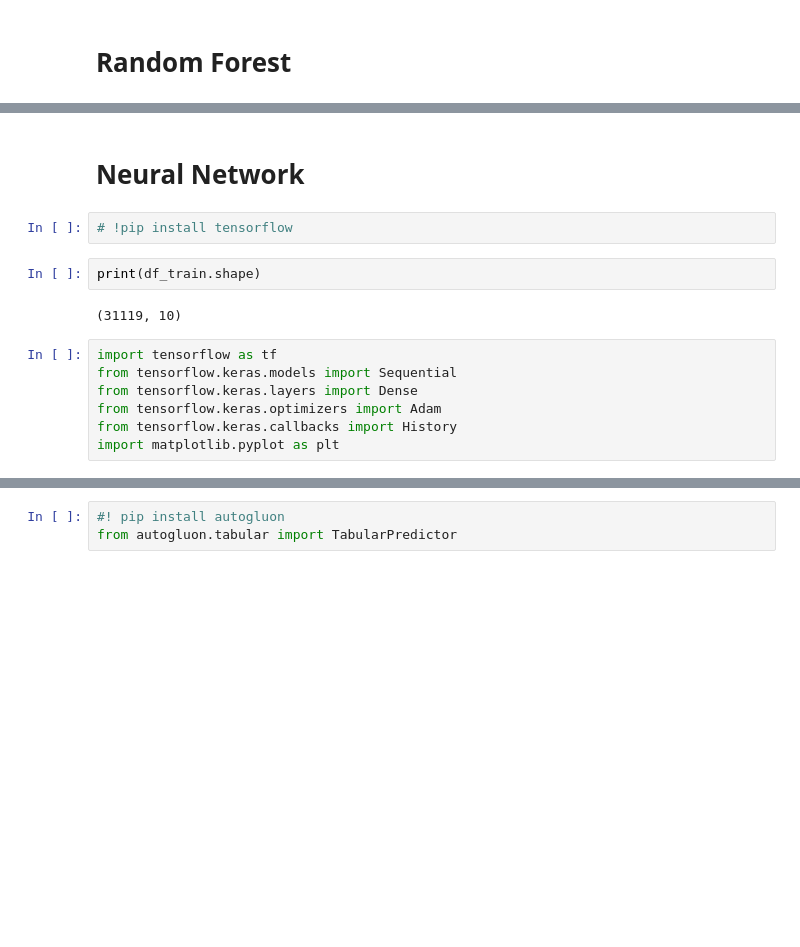
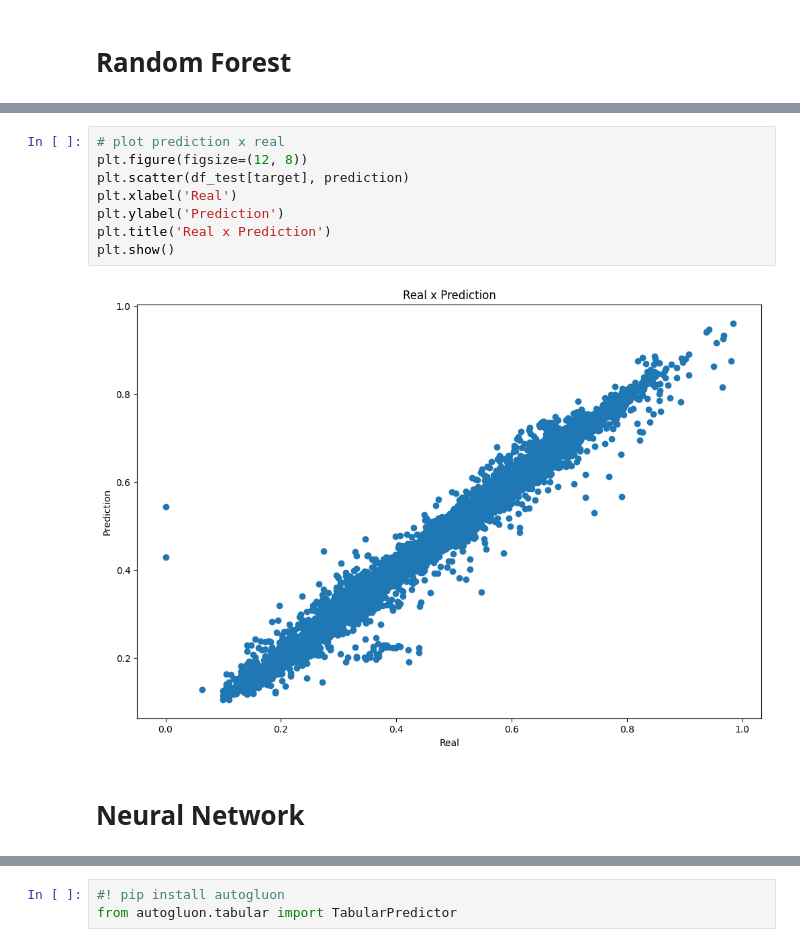
Before and after one commit to ArthurMbraga/machine-learning-project-CSC7201, a Jupyter notebook: project_new.ipynb, the cells around one changed output, grey strips where cells are left out. Saved outputs shown, nothing was run; the diff lists cells and outputs as text; blank space fills up the shorter version.

```diff
--- a/project_new.ipynb
+++ b/project_new.ipynb
@@ -338,15 +300,12 @@ RMSE Random Forest: 0.38156291201502607
+# %%
+# plot prediction x real
+plt.figure(figsize=(12, 8))
+plt.scatter(df_test[target], prediction)
+plt.xlabel('Real')
+plt.ylabel('Prediction')
+plt.title('Real x Prediction')
+plt.show()
+# %% [output]
+[figure, added]
 # %% [markdown]
 # Neural Network
-# %%
-# !pip install tensorflow
-# %%
-print(df_train.shape)
-# %% [output]
-(31119, 10)
-# %%
-import tensorflow as tf
-from tensorflow.keras.models import Sequential
-from tensorflow.keras.layers import Dense
-from tensorflow.keras.optimizers import Adam
-from tensorflow.keras.callbacks import History
-import matplotlib.pyplot as plt
```
Also changed, not shown: parts of 20 cells of this notebook, 1 other file.
